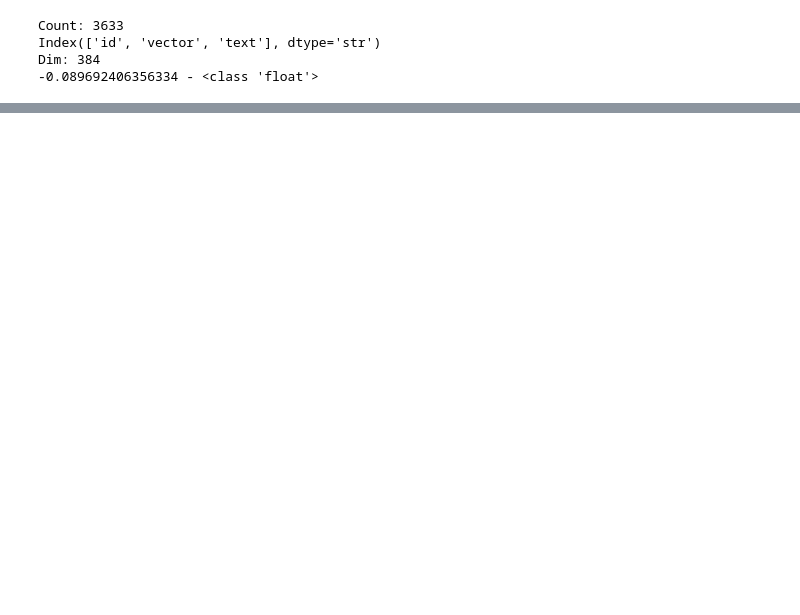
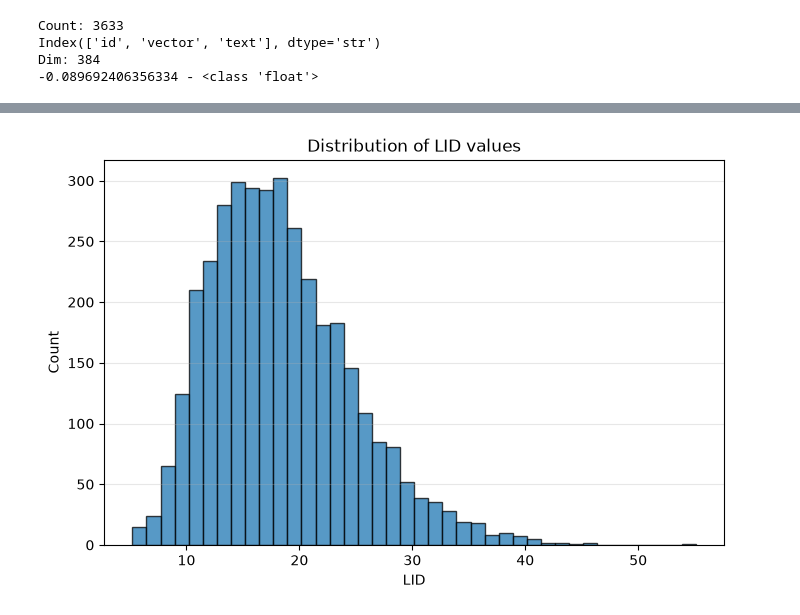
Before and after one commit to N0-0BIE/EX9BLV_HNSW_Preordering, a Jupyter notebook: code/project.ipynb, the cells around one changed output, grey strips where cells are left out. Cells and saved outputs as stored; diff of their text form; code cells hidden in the pictures; blank space fills up the shorter version.

```diff
--- a/code/project.ipynb
+++ b/code/project.ipynb
@@ -223,0 +219,13 @@ plt.show()
+# %%
+# LID számolás df.vector-ra
+df_lid = calculate_lid(df.vector, k=100)
+# %%
+plt.figure(figsize=(8, 5))
+plt.hist(df_lid, bins=40, edgecolor="black", alpha=0.75)
+plt.title("Distribution of LID values")
+plt.xlabel("LID")
+plt.ylabel("Count")
+plt.grid(axis="y", alpha=0.3)
+plt.show()
+# %% [output]
+[figure, added]
```
Also changed, not shown: parts of 9 cells of this notebook.
